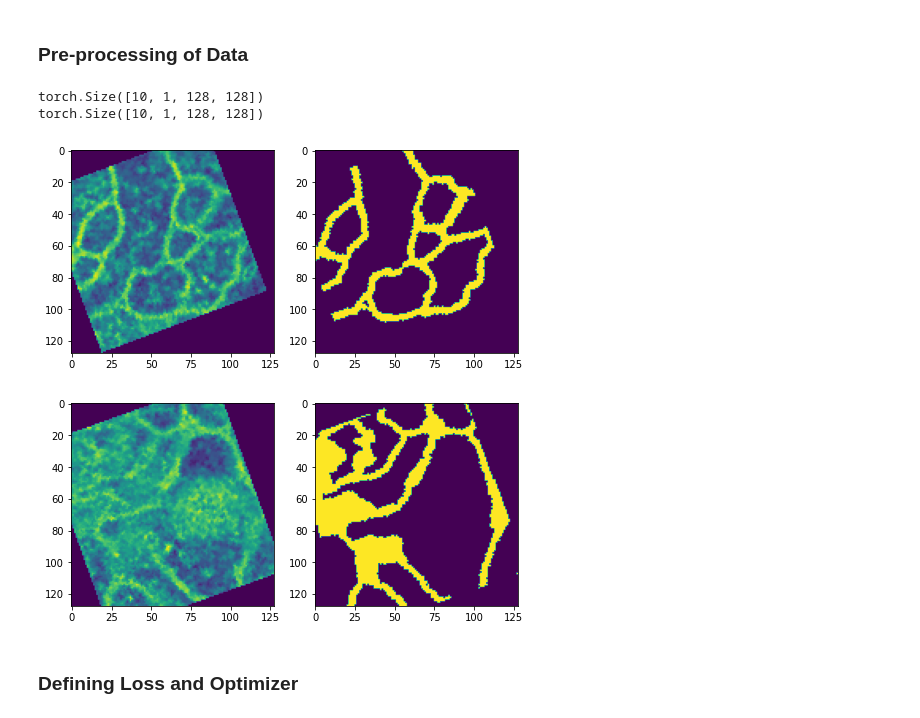
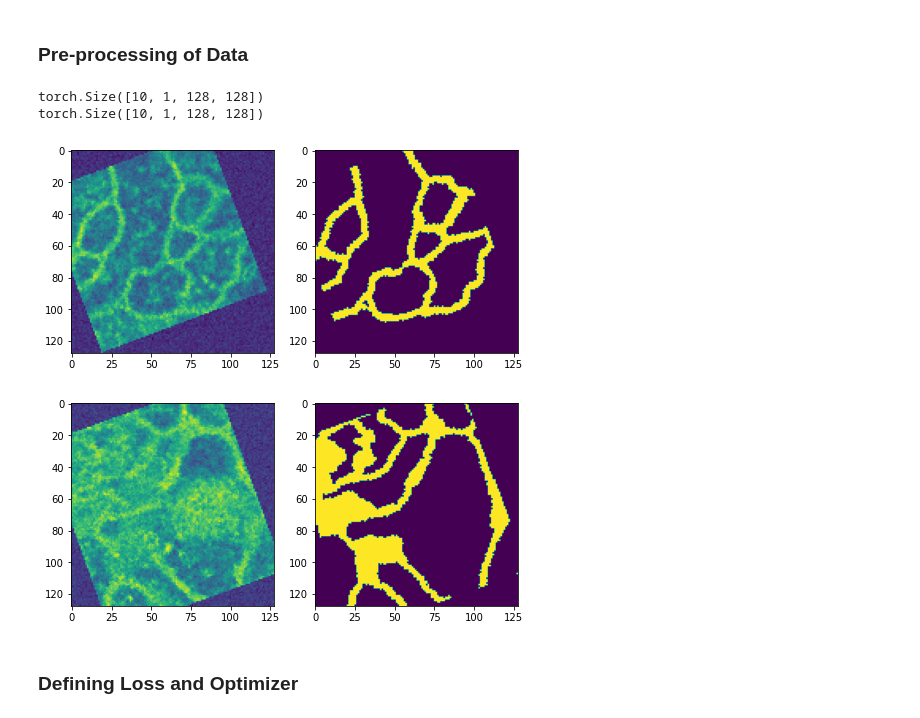
Before and after one commit to AntonRydahl/02506, a Jupyter notebook: project/project.ipynb, the cells around one changed output. Saved outputs shown, nothing was run; the diff lists cells and outputs as text; code cells hidden in the pictures.

Commit message:
Added noise to image transformations

```diff
--- a/project/project.ipynb
+++ b/project/project.ipynb
@@ -38,3 +30,32 @@ trans = transforms.Compose([transforms.ToPILImage(),
+# %%
+class AddGaussianNoise(object):
+    def __init__(self, mean=0., std=1.):
+        self.std = std
+        self.mean = mean
+
+    def __call__(self, tensor):
+        return tensor + torch.randn(tensor.size()) * self.std + self.mean
+
+    def __repr__(self):
+        return self.__class__.__name__ + '(mean={0}, std={1})'.format(self.mean, self.std)
+
+img_trans = transforms.Compose([transforms.ToPILImage(),
+                                transforms.RandomCrop(128,20),
+                                transforms.RandomHorizontalFlip(p=0.5),
+                                transforms.RandomVerticalFlip(p=0.5),
+                                transforms.RandomRotation(degrees = 45),
+                                transforms.ToTensor(),
+                                transforms.Normalize((0),(1)),
+                                AddGaussianNoise(std=0.05)
+                                ])
+
+lab_trans = transforms.Compose([transforms.ToPILImage(),
+                                transforms.RandomCrop(128,20),
+                                transforms.RandomHorizontalFlip(p=0.5),
+                                transforms.RandomVerticalFlip(p=0.5),
+                                transforms.RandomRotation(degrees = 45),
+                                transforms.ToTensor()
+                                ])
 # %% [markdown]
 ### Pre-processing of Data
 # %%
@@ -45,37 +66,37 @@ TrainData = DataHandler(
     data_dir,
     im_id,
     subset,
     is_ubuntu=True,
-    img_trans=trans,
-    lab_trans=trans)
+    img_trans=img_trans,
+    lab_trans=lab_trans)
 
 a,b=TrainData.__getitem__(2)
 
 # Define dataloader
 train_loader = DataLoader(dataset = TrainData,
                                            batch_size = 10,
                                            shuffle = False,
                                            num_workers = 0)
 
 pbar = enumerate(train_loader)
 train_loss = []
 for i, (images,target) in pbar:
     print(images.shape)
     fig,(ax1,ax2) = plt.subplots(1,2,figsize=(8,10))
     ax1.imshow(images.numpy()[0][0])
     ax2.imshow(target.numpy()[0][0])
     break
 for i, (images,target) in pbar:
     print(images.shape)
     fig,(ax1,ax2) = plt.subplots(1,2,figsize=(8,10))
     ax1.imshow(images.numpy()[0][0])
     ax2.imshow(target.numpy()[0][0])
     break
 # %% [output]
 torch.Size([10, 1, 128, 128])
 torch.Size([10, 1, 128, 128])
-[figure, old version]
+[figure, new version]
-[figure, old version]
+[figure, new version]
 # %% [markdown]
 ### Defining Loss and Optimizer
 # %%
```
Also changed, not shown: parts of 5 cells of this notebook.
